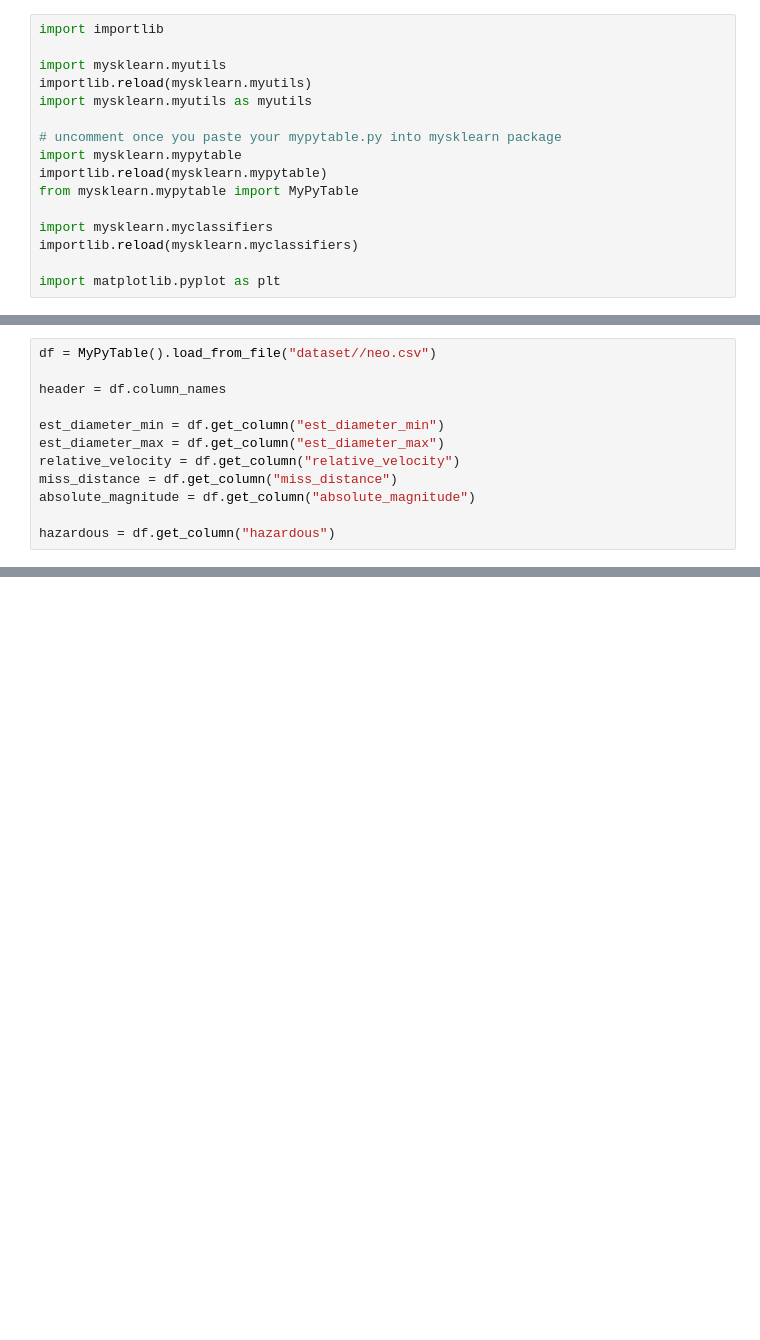
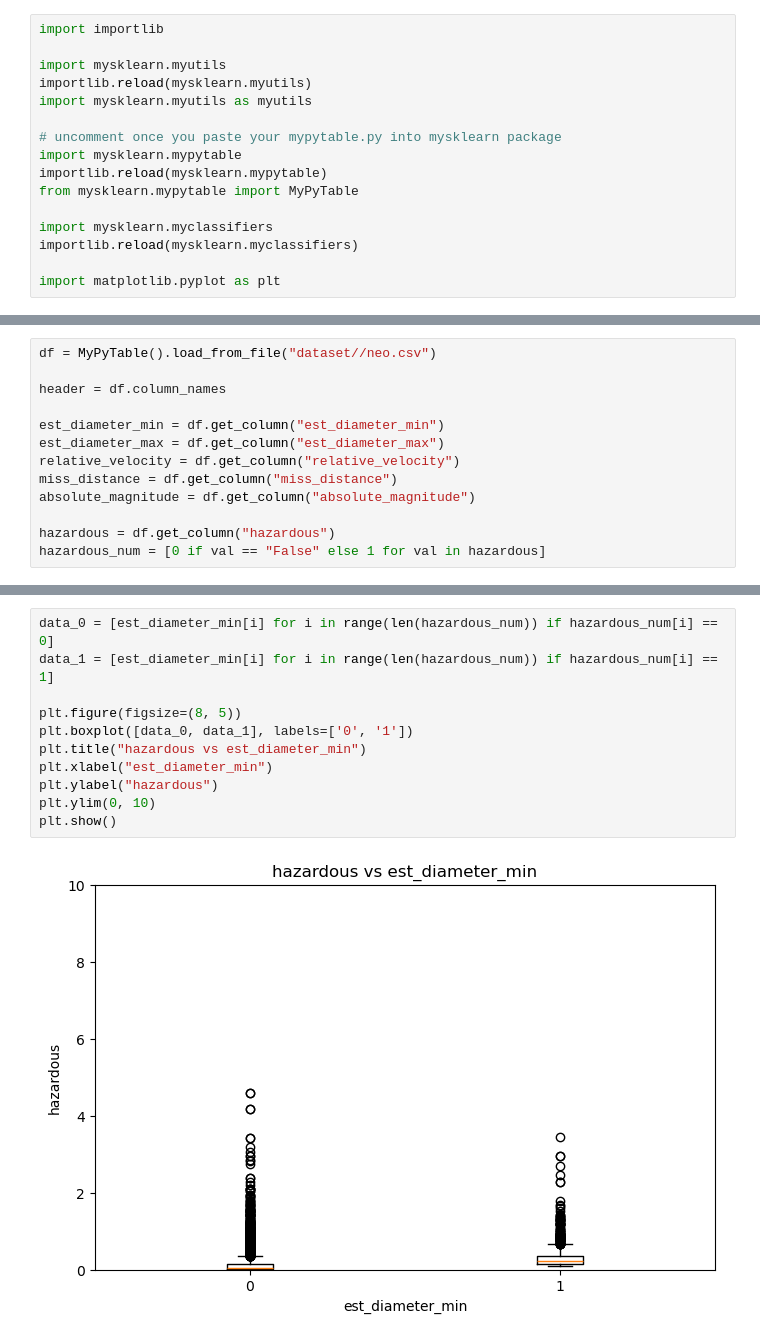
Before and after one commit to moyigu/CPSC322-Final-Project, a Jupyter notebook: analysis.ipynb, the cells around one changed output, grey strips where cells are left out. Drawn from its saved outputs; the diff is of its cells as text; blank space fills up the shorter version.

```diff
--- a/analysis.ipynb
+++ b/analysis.ipynb
@@ -28,3 +28,4 @@ miss_distance = df.get_column("miss_distance")
 absolute_magnitude = df.get_column("absolute_magnitude")
 
 hazardous = df.get_column("hazardous")
+hazardous_num = [0 if val == "False" else 1 for val in hazardous]
@@ -59,0 +52,13 @@ plt.show()
+# %%
+data_0 = [est_diameter_min[i] for i in range(len(hazardous_num)) if hazardous_num[i] == 0]
+data_1 = [est_diameter_min[i] for i in range(len(hazardous_num)) if hazardous_num[i] == 1]
+
+plt.figure(figsize=(8, 5))
+plt.boxplot([data_0, data_1], labels=['0', '1'])
+plt.title("hazardous vs est_diameter_min")
+plt.xlabel("est_diameter_min")
+plt.ylabel("hazardous")
+plt.ylim(0, 10)
+plt.show()
+# %% [output]
+[figure, added]
```
Also changed, not shown: parts of 7 cells of this notebook, 8 other files.
